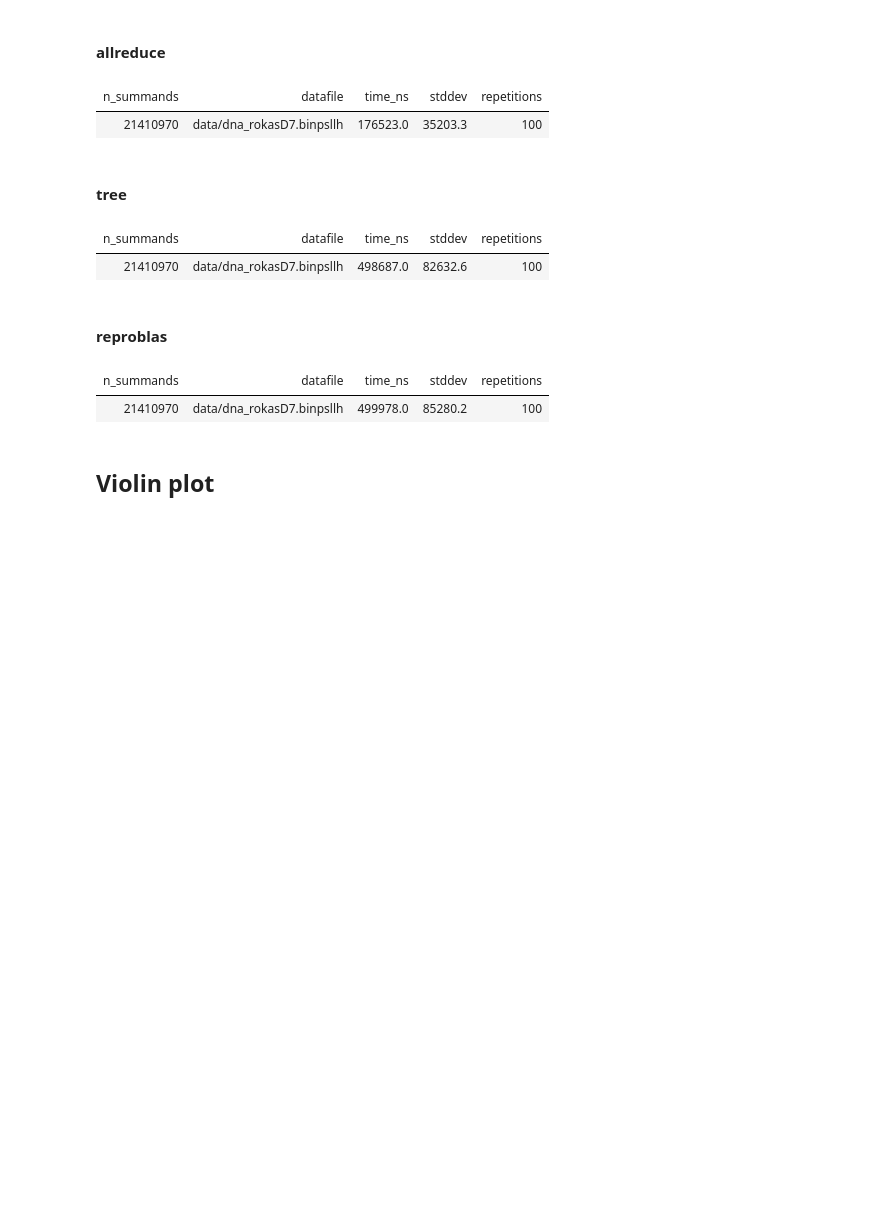
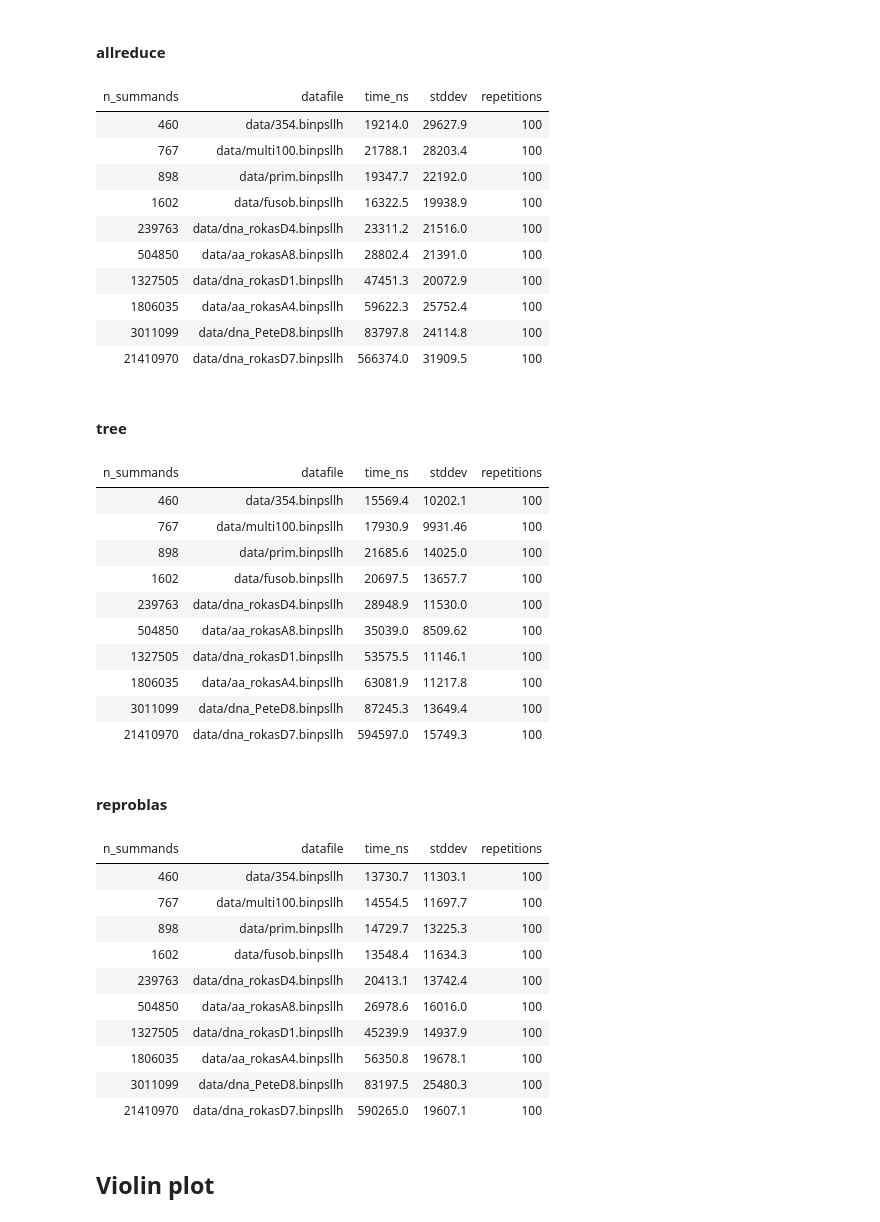
Before and after one commit to stelzch/allreduce, a Jupyter notebook: benchmarks/visualize.ipynb, the cells around one changed output. Drawn from its saved outputs; the diff is of its cells as text; code cells hidden in the pictures; blank space fills up the shorter version.

```diff
--- a/benchmarks/visualize.ipynb
+++ b/benchmarks/visualize.ipynb
@@ -31,5 +41,5 @@ display_result(cur)
 # %%
-run_id = 31
+run_id = 70
 # %%
 %matplotlib notebook
 import sqlite3
@@ -92,40 +102,76 @@ for mode, v in settings.items():
     if not v["include"]:
         continue
 
     fetch_data(mode)
     data = cur.fetchall()
     display(HTML(f"<h4>{mode}</h4>"))
     display_result(cur, data)
 
     ar_x, ar_y, ar_error = xye(data)
     ax.errorbar(ar_x, ar_y, yerr=ar_error, fmt=v["fmt"], label=v["label"], capsize=4.0)
 
+    ticks = []
+    for x in ar_x:
+        lastX = ticks[-1] if len(ticks) > 0 else -1e10
+        if x - lastX > 2e6:
+            ticks.append(x)
+    ax.xaxis.set_ticks(ticks)
+
+
+
     if linreg:
         settings[mode]["linreg"] = linregress(ar_x, ar_y)
         gradient, intercept, r_value, p_value, std_err = settings[mode]["linreg"]
         x1 = np.linspace(min(ar_x), max(ar_x), 50)
         y1 = gradient * x1 + intercept
         plt.plot(x1, y1, v["fmt"][0])
 
 ax.legend(loc='upper left')
 
 ax.set_xlim(left=0)
 #ax.set_ylim(bottom=0)
 
 plt.show()
 plt.savefig(fname="figure.svg")
 # %% [output]
 [interactive output not drawn]
 [interactive output not drawn]
 allreduce
 | n_summands | datafile | time_ns | stddev | repetitions |
-| 21410970 | data/dna_rokasD7.binpsllh | 176523.0 | 35203.3 | 100 |
+| 460 | data/354.binpsllh | 19214.0 | 29627.9 | 100 |
+| 767 | data/multi100.binpsllh | 21788.1 | 28203.4 | 100 |
+| 898 | data/prim.binpsllh | 19347.7 | 22192.0 | 100 |
+| 1602 | data/fusob.binpsllh | 16322.5 | 19938.9 | 100 |
+| 239763 | data/dna_rokasD4.binpsllh | 23311.2 | 21516.0 | 100 |
+| 504850 | data/aa_rokasA8.binpsllh | 28802.4 | 21391.0 | 100 |
+| 1327505 | data/dna_rokasD1.binpsllh | 47451.3 | 20072.9 | 100 |
+| 1806035 | data/aa_rokasA4.binpsllh | 59622.3 | 25752.4 | 100 |
+| 3011099 | data/dna_PeteD8.binpsllh | 83797.8 | 24114.8 | 100 |
+| 21410970 | data/dna_rokasD7.binpsllh | 566374.0 | 31909.5 | 100 |
 tree
 | n_summands | datafile | time_ns | stddev | repetitions |
-| 21410970 | data/dna_rokasD7.binpsllh | 498687.0 | 82632.6 | 100 |
+| 460 | data/354.binpsllh | 15569.4 | 10202.1 | 100 |
+| 767 | data/multi100.binpsllh | 17930.9 | 9931.46 | 100 |
+| 898 | data/prim.binpsllh | 21685.6 | 14025.0 | 100 |
+| 1602 | data/fusob.binpsllh | 20697.5 | 13657.7 | 100 |
+| 239763 | data/dna_rokasD4.binpsllh | 28948.9 | 11530.0 | 100 |
+| 504850 | data/aa_rokasA8.binpsllh | 35039.0 | 8509.62 | 100 |
+| 1327505 | data/dna_rokasD1.binpsllh | 53575.5 | 11146.1 | 100 |
+| 1806035 | data/aa_rokasA4.binpsllh | 63081.9 | 11217.8 | 100 |
+| 3011099 | data/dna_PeteD8.binpsllh | 87245.3 | 13649.4 | 100 |
+| 21410970 | data/dna_rokasD7.binpsllh | 594597.0 | 15749.3 | 100 |
 reproblas
 | n_summands | datafile | time_ns | stddev | repetitions |
-| 21410970 | data/dna_rokasD7.binpsllh | 499978.0 | 85280.2 | 100 |
+| 460 | data/354.binpsllh | 13730.7 | 11303.1 | 100 |
+| 767 | data/multi100.binpsllh | 14554.5 | 11697.7 | 100 |
+| 898 | data/prim.binpsllh | 14729.7 | 13225.3 | 100 |
+| 1602 | data/fusob.binpsllh | 13548.4 | 11634.3 | 100 |
+| 239763 | data/dna_rokasD4.binpsllh | 20413.1 | 13742.4 | 100 |
+| 504850 | data/aa_rokasA8.binpsllh | 26978.6 | 16016.0 | 100 |
+| 1327505 | data/dna_rokasD1.binpsllh | 45239.9 | 14937.9 | 100 |
+| 1806035 | data/aa_rokasA4.binpsllh | 56350.8 | 19678.1 | 100 |
+| 3011099 | data/dna_PeteD8.binpsllh | 83197.5 | 25480.3 | 100 |
+| 21410970 | data/dna_rokasD7.binpsllh | 590265.0 | 19607.1 | 100 |
 # %%
 def display_table2(data, header = []):
     html = "<table>"
```
Also changed, not shown: parts of 4 cells of this notebook, 7 other files.
